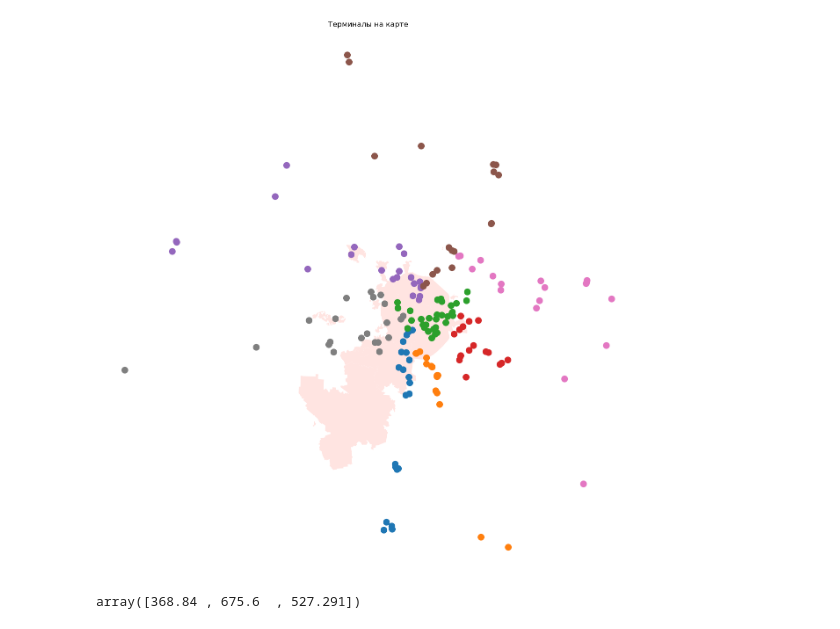
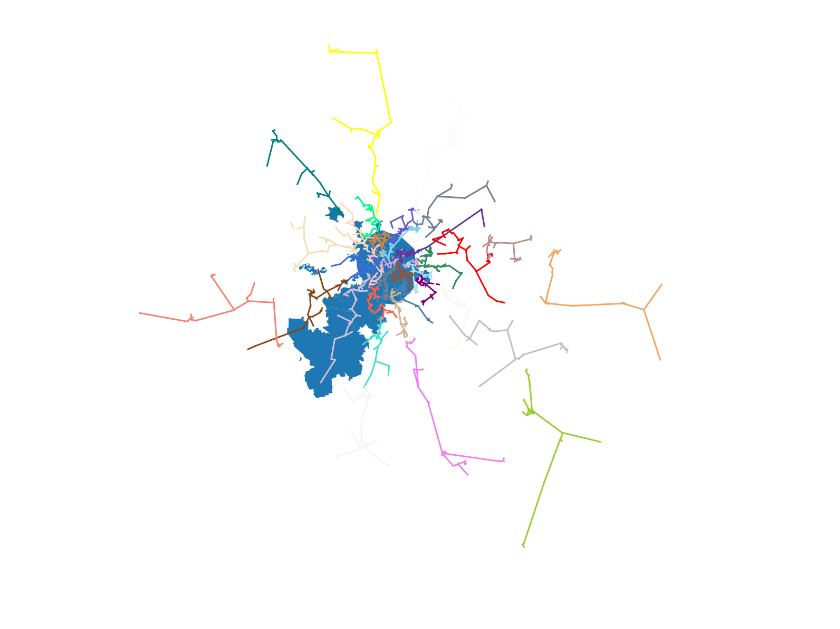
Before and after one commit to black-boomerang/armored-truck-routes, a Jupyter notebook: notebooks/stp_clustering.ipynb, the cells around one changed output. Cells and saved outputs as stored; diff of their text form; code cells hidden in the pictures.

```diff
--- a/notebooks/stp_clustering.ipynb
+++ b/notebooks/stp_clustering.ipynb
@@ -33,46 +70,42 @@ len(clusters)
+# %%
+import heapq
+
+
+def create_spanning_tree(graph, starting_vertex):
+    mst = []
+    visited = set([starting_vertex])
+    edges = [(graph[starting_vertex][to], starting_vertex, to) for to in range(len(graph))]
+    heapq.heapify(edges)
+
+    while edges:
+        cost, frm, to = heapq.heappop(edges)
+        if to not in visited:
+            visited.add(to)
+            mst.append((frm, to))
+            for to_next in range(len(graph)):
+                cost = graph[to][to_next]
+                if to_next not in visited:
+                    heapq.heappush(edges, (cost, to, to_next))
+
+    mst = np.array(mst)
+    return mst
 # %%
-colors = list(mcolors.TABLEAU_COLORS)#list(mcolors.CSS4_COLORS)
+colors = list(mcolors.CSS4_COLORS)[-len(clusters):]
 moscow = gpd.read_file('ao-shape.zip')
 
-fig, ax = plt.subplots(figsize=(16, 16))
-moscow.plot(ax=ax, color='mistyrose')
+fig, ax = plt.subplots(figsize=(20, 20))
+moscow.plot(ax=ax)
 
-for cluster, color in zip(clusters, colors):
-    ax.scatter(terminals['longitude'].iloc[cluster], terminals['latitude'].iloc[cluster], s=100, c=color)
+for color, cluster in zip(colors, clusters):
+    edges = create_spanning_tree(time_matrix[np.ix_(cluster, cluster)], 0)
+    edges = np.array([(cluster[i], cluster[j]) for i, j in edges])
+
+    for route in edges:
+        plt.plot(terminals['longitude'].iloc[route], terminals['latitude'].iloc[route], c=color, lw=3)
 
 plt.axis('off')
-plt.title('Терминалы на карте')
+# plt.title('Терминалы на карте')
+plt.savefig('./assets/clustering.png', transparent=True)
 plt.show()
 # %% [output]
-[figure, old version]
+[figure, new version]
-# %%
-def dfs(i, visited, tree, path):
-    visited[i] = True
-    path.append(i)
-    for j in tree[i]:
-        if not visited[j]:
-            dfs(j, visited, tree, path)
-
-
-paths = []
-times = []
-for cluster in clusters:
-    subset = time_matrix[np.ix_(cluster, cluster)]
-    tree = mst_prims_algorithm(subset)
-
-    path = []
-    visited = [False] * len(subset)
-    dfs(0, visited, tree, path)
-    path = cluster[path]
-    assert len(np.unique(path)) == len(path)
-
-    src, dst = path[:-1], path[1:]
-    elapsed = (time_matrix[src, dst]).sum() + 10 * len(path)
-
-    paths.append(cluster)
-    times.append(elapsed)
-
-times = np.array(times)
-np.round([times.min(), times.max(), times.mean()], 3)
-# %% [output]
-array([368.84 , 675.6  , 527.291])
```
Also changed, not shown: parts of 11 cells of this notebook, 19 other files.
